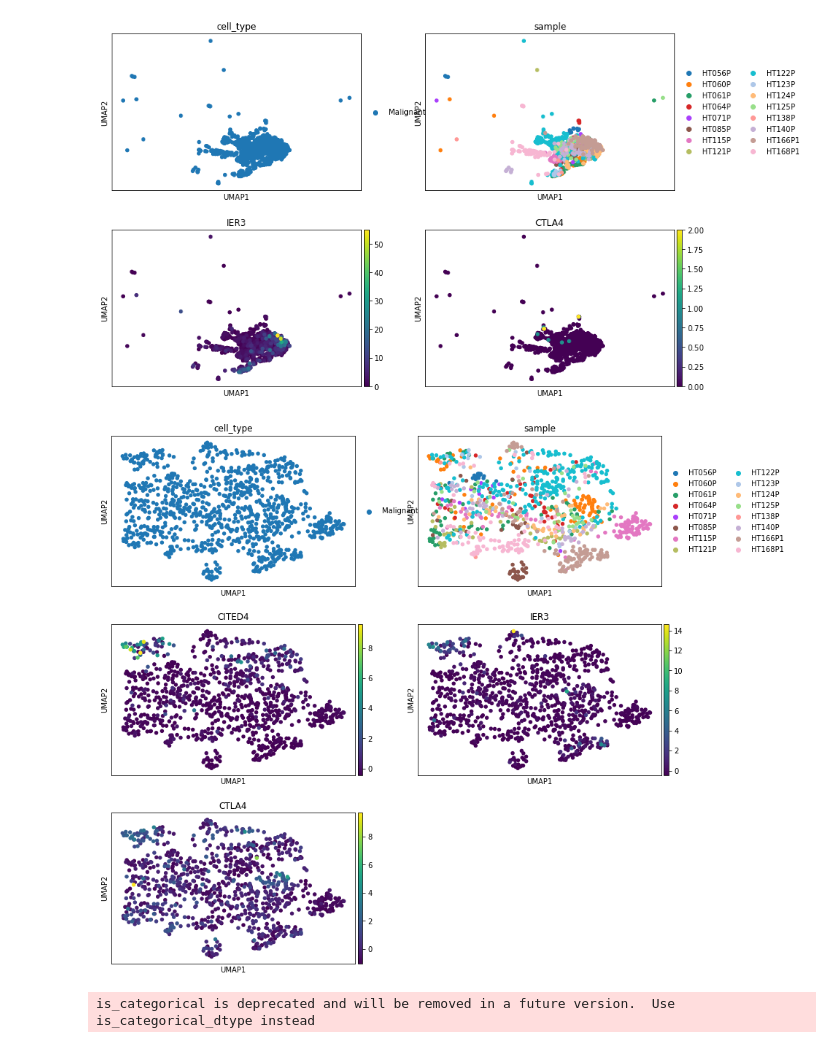
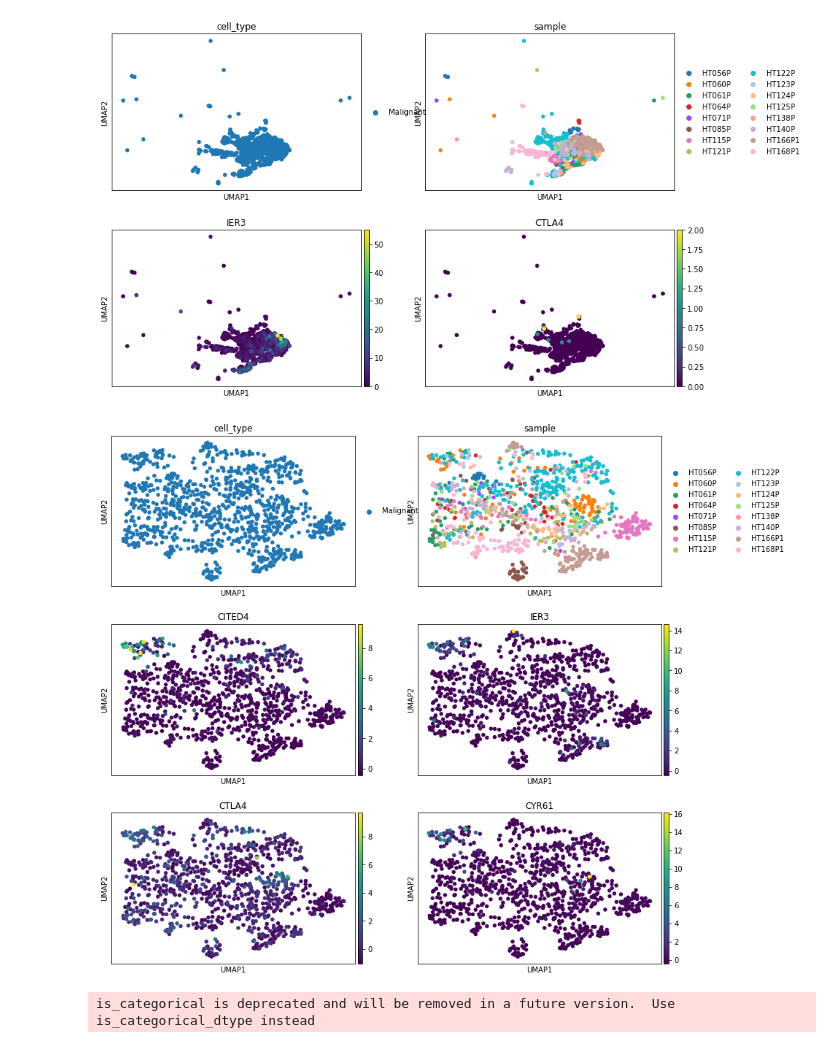
Before and after one commit to ding-lab/pollock, a Jupyter notebook: notebooks/model_integration.ipynb, the cells around one changed output. Saved outputs shown, nothing was run; the diff lists cells and outputs as text; code cells hidden in the pictures.

```diff
--- a/notebooks/model_integration.ipynb
+++ b/notebooks/model_integration.ipynb
@@ -546,9 +544,9 @@ sc.pl.umap(malignant, color=['cell_type', 'sample', 'IER3', 'CTLA4'], ncols=2)
 # %% [output]
 [figure]
 # %%
-sc.pl.umap(adata, color=['cell_type', 'sample', 'CITED4', 'IER3', 'CTLA4'], ncols=2)
+sc.pl.umap(adata, color=['cell_type', 'sample', 'CITED4', 'IER3', 'CTLA4', 'CYR61'], ncols=2)
 # %% [output]
-[figure, old version]
+[figure, new version]
 # %%
 sc.pl.umap(adata[adata.obs['sample']!='HT060P'], color=['cell_type', 'sample', 'treatment', 'leiden', 'CTLA4'], ncols=2)
 # %% [output]
```
Also changed, not shown: parts of 3 cells of this notebook, 3 other files.
